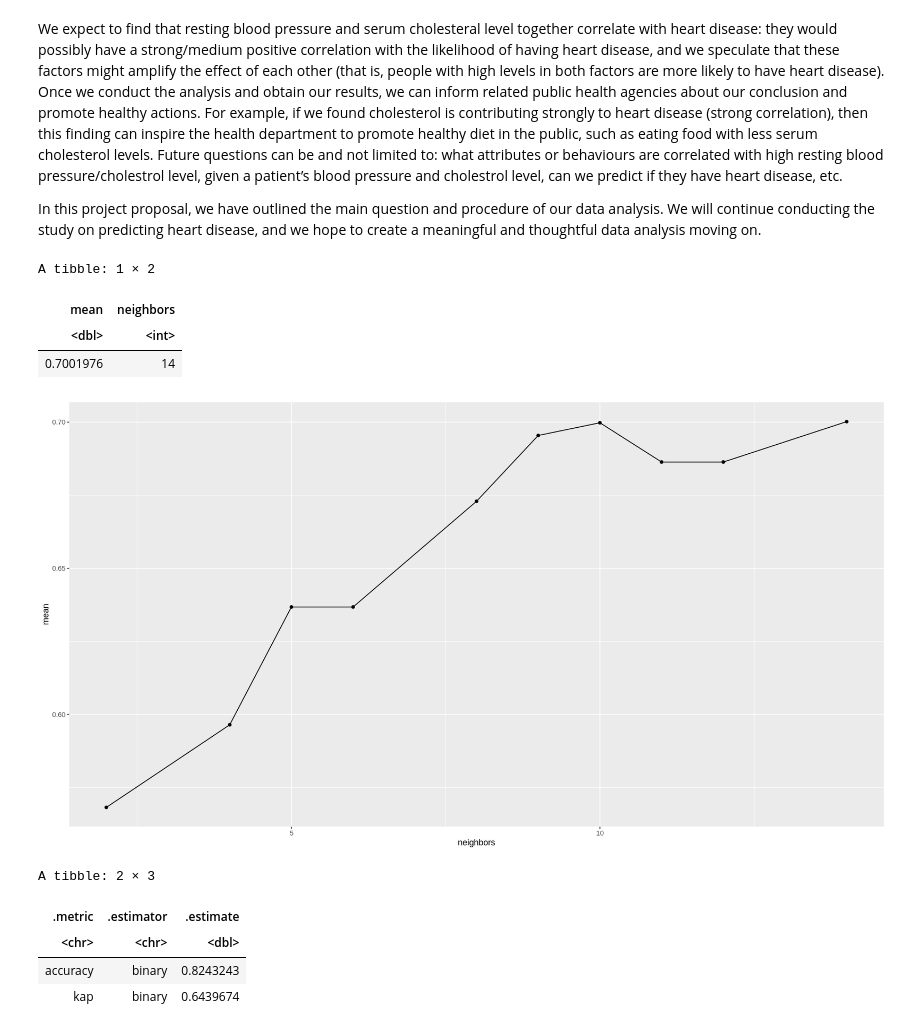
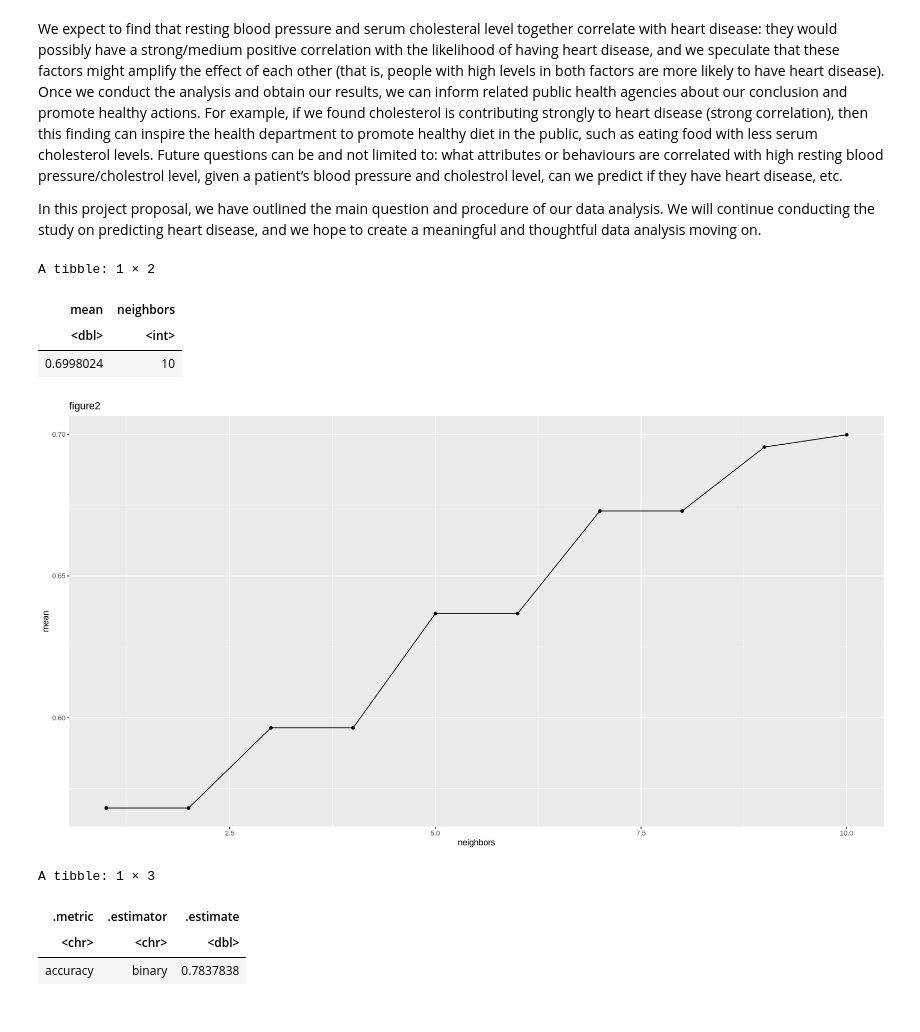
Before and after one commit to wiliwangka/Heart-Disease-Classification-with-R, a Jupyter notebook: ds_project_proposal.ipynb, the cells around one changed output. Saved outputs shown, nothing was run; the diff lists cells and outputs as text; code cells hidden in the pictures.

```diff
--- a/ds_project_proposal.ipynb
+++ b/ds_project_proposal.ipynb
@@ -110,8 +110,11 @@ A spec_tbl_df: 303 × 14
 As shown on the table, the data set follows the criterion for tidy data: each variable forms a column, each observation forms a row, and each cell is a single measurement. The only element missing is the column titles, and we can manually assign them according to the data description on the web.
 # %%
 set.seed(2022)
-cleveland_data <- cleveland_data_raw %>%
-                  rename(age = X1, sex = X2, cp= X3, trestbps = X4, chol= X5, fbs = X6, restecg = X7, thalach = X8, exang = X9, oldpeak = X10, slope = X11, ca = X12, thal = X13, num = X14)
+cleveland_data =cleveland_data_raw %>%
+rename (age = X1 ,sex = X2,cp= X3,trestbps = X4
+        ,chol= X5,fbs = X6,restecg = X7,thalach = X8
+        ,exang = X9,oldpeak = X10,slope = X11,ca = X12,
+        thal = X13,num = X14)
 cleveland_data
 # %% [output]
 A spec_tbl_df: 303 × 14
@@ -369,57 +369,52 @@ In this project proposal, we have outlined the main question and procedure of ou
 # %%
 set.seed(2022)
 
-# cleveland_split <- initial_split(cleveland_data_clean, prop = 0.75, strata = num)
-# cleveland_training <- training(cleveland_split)
-
-# cleveland_testing <- testing(cleveland_split)
-
-
-
-
-vrecipe <- recipe(num ~ age + thalach, data = cleveland_training)%>%
-  step_scale(all_predictors()) %>%
-    step_center(all_predictors())
+vrecipe <- recipe(num~ age + thalach , data = cleveland_training)%>%
+  step_scale(all_numeric()) %>%
+    step_center(all_numeric())
 
 vfold <- vfold_cv( cleveland_training, v = 10, strata = num)
 knn_tune= nearest_neighbor(weight_func = "rectangular", neighbors = tune() )%>%
     set_engine("kknn")%>%
     set_mode("classification")
+
+gridvals <- tibble(neighbors = seq(from = 1, to = 10))
 knn_results <- workflow() %>%
        add_recipe(vrecipe) %>%
        add_model(knn_tune) %>%
-       tune_grid(resamples = vfold, grid = 10) %>%
+       tune_grid(resamples = vfold, grid = gridvals) %>%
        collect_metrics()
 
 accuracies <- knn_results %>%
         filter(.metric == "accuracy")
 
 cross_val_plot <- ggplot(accuracies, aes(x = neighbors, y = mean))+
        geom_point() +
-       geom_line()
+       geom_line() +
+       ggtitle("figure2")
 
 cross_val_plot
-
+#determine the neighbor number
 accuracies%>%
 arrange(neighbors)%>%
 select(mean, neighbors)%>%
 arrange(desc(mean))%>%
 slice(1)
 # %% [output]
 A tibble: 1 × 2
 | mean | neighbors |
 | <dbl> | <int> |
-| 0.7001976 | 14 |
+| 0.6998024 | 10 |
-[figure, old version]
+[figure, new version]
 # %%
 set.seed(2022)
 
-cleveland_recipe <- recipe(num ~., data = cleveland_training)%>%
-  step_scale(all_numeric()) %>%
-    step_center(all_numeric())
+cleveland_recipe <- recipe(num ~age  + thalach , data = cleveland_training)%>%
+  step_scale(all_predictors()) %>%
+    step_center(all_predictors())
 
 
-mnist_spec <- nearest_neighbor(weight_func = "rectangular", neighbors =5) %>%
+mnist_spec <- nearest_neighbor(weight_func = "rectangular", neighbors =10) %>%
     set_engine("kknn") %>%
     set_mode("classification")
 
@@ -432,12 +427,11 @@ mnist_predictions <- predict (mnist_fit, cleveland_testing) %>%
     bind_cols(cleveland_testing)
 
 mnist_metrics <- mnist_predictions %>%
-    metrics(truth = num, estimate = .pred_class)
-
+    metrics(truth = num, estimate = .pred_class)%>%
+filter(.metric == "accuracy")
 mnist_metrics
 # %% [output]
-A tibble: 2 × 3
+A tibble: 1 × 3
 | .metric | .estimator | .estimate |
 | <chr> | <chr> | <dbl> |
-| accuracy | binary | 0.8243243 |
-| kap | binary | 0.6439674 |
+| accuracy | binary | 0.7837838 |
```
Also changed, not shown: parts of 1 cell of this notebook.
